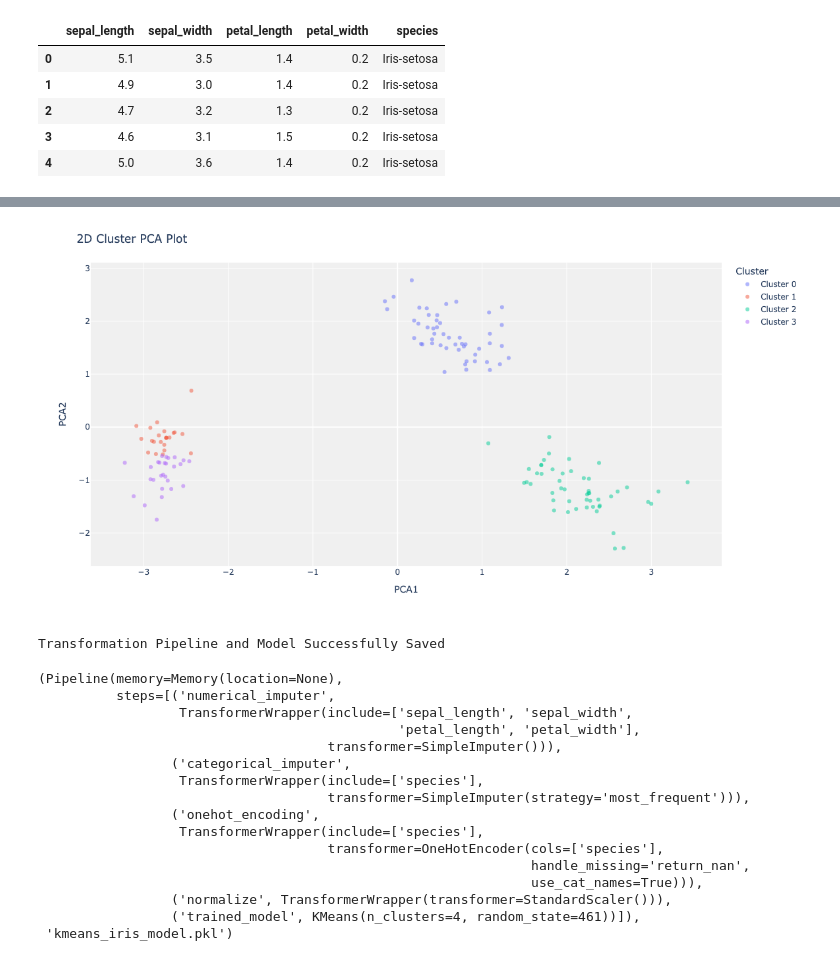
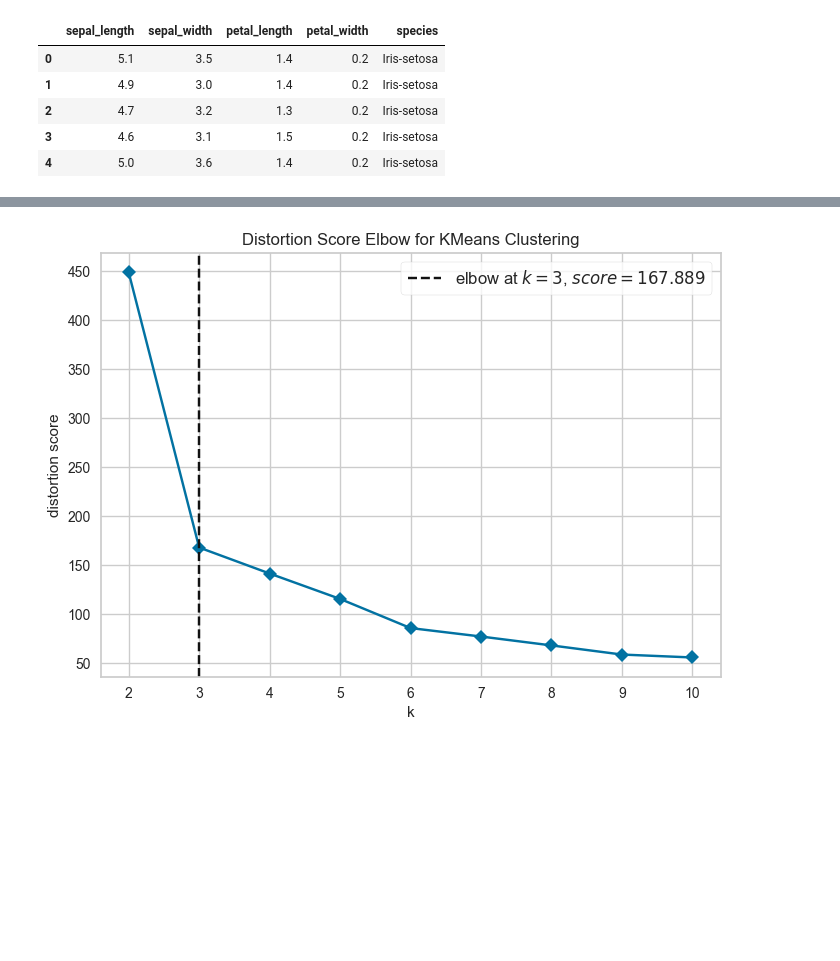
Before and after one commit to rahulsharma-rs/Vardhaman_Talk_2024, a Jupyter notebook: Clustering.ipynb, the cells around one changed output, grey strips where cells are left out. Drawn from its saved outputs; the diff is of its cells as text; code cells hidden in the pictures; blank space fills up the shorter version.

```diff
--- a/Clustering.ipynb
+++ b/Clustering.ipynb
@@ -38,5 +82,5 @@ kmeans = create_model('kmeans')
 # %%
-plot_model(kmeans, plot = 'cluster')
-save_model(kmeans, 'kmeans_iris_model')
+# plot elbow
+plot_model(kmeans, plot = 'elbow')
 # %% [output]
 [interactive output not drawn]
@@ -44,18 +87 @@ save_model(kmeans, 'kmeans_iris_model')
-[figure, old version]
+[figure, new version]
-Transformation Pipeline and Model Successfully Saved
-(Pipeline(memory=Memory(location=None),
-          steps=[('numerical_imputer',
-                  TransformerWrapper(include=['sepal_length', 'sepal_width',
-                                              'petal_length', 'petal_width'],
-                                     transformer=SimpleImputer())),
-                 ('categorical_imputer',
-                  TransformerWrapper(include=['species'],
-                                     transformer=SimpleImputer(strategy='most_frequent'))),
-                 ('onehot_encoding',
-                  TransformerWrapper(include=['species'],
-                                     transformer=OneHotEncoder(cols=['species'],
-                                                               handle_missing='return_nan',
-                                                               use_cat_names=True))),
-                 ('normalize', TransformerWrapper(transformer=StandardScaler())),
-                 ('trained_model', KMeans(n_clusters=4, random_state=461))]),
- 'kmeans_iris_model.pkl')
```
Also changed, not shown: parts of 9 cells of this notebook, 3 other files.
